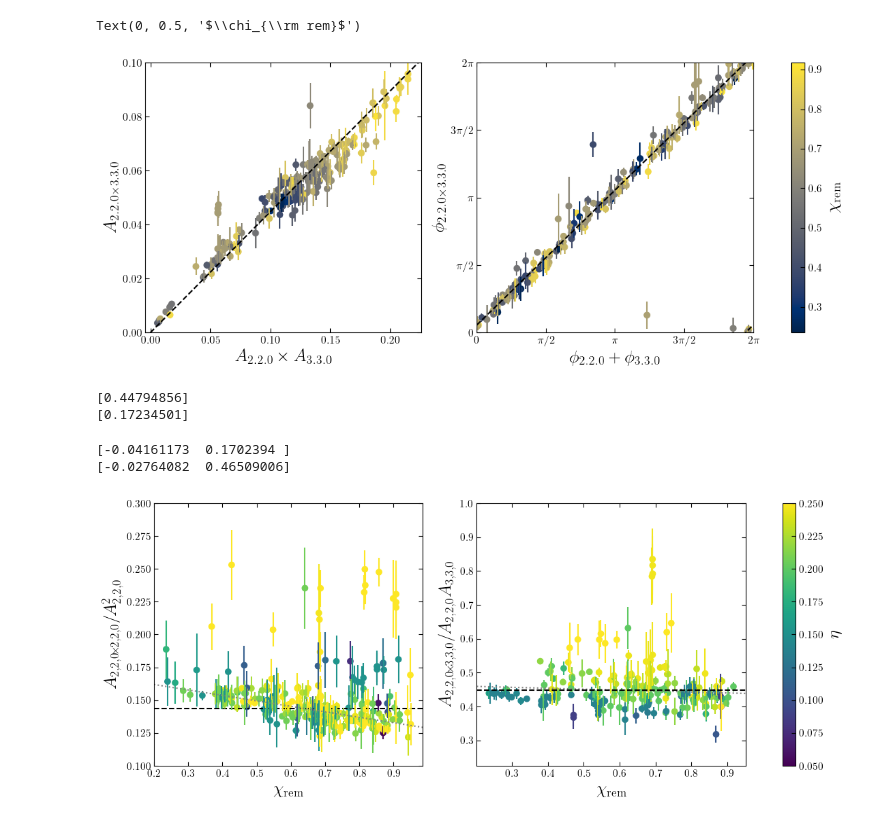
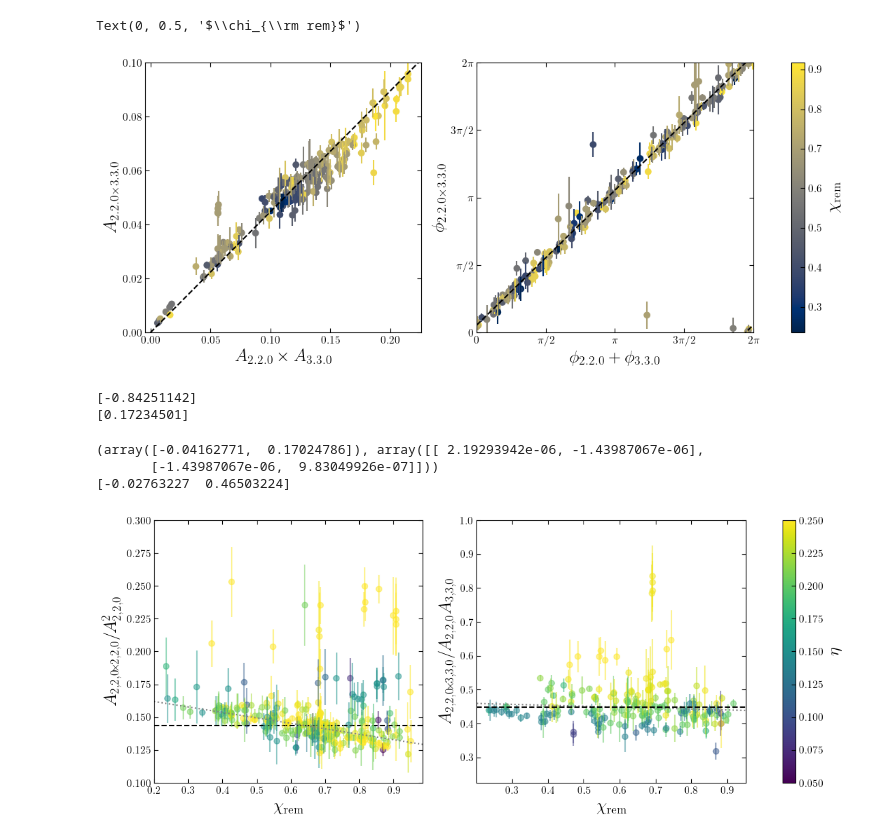
Before and after one commit to mhycheung/jaxqualin, a Jupyter notebook: notebooks/plotting/quad_fig.ipynb, the cells around one changed output. Drawn from its saved outputs; the diff is of its cells as text; code cells hidden in the pictures.

```diff
--- a/notebooks/plotting/quad_fig.ipynb
+++ b/notebooks/plotting/quad_fig.ipynb
@@ -67,7 +63,7 @@ beta_amp = plot_mode_vs_mode_amplitude(df, quad_l, quad_m, pro_quad_mode, retro_
                             lin_l, lin_m, pro_lin_mode, retro_lin_mode,
                             fit_type = "quadratic",
                             fig = fig, ax = axs[0], colorbar = False, fit = True,
-                            skip_num = [156])
+                            skip_num = [156, 1432], alpha = 0.5)
 xsfit = np.linspace(*axs[0].get_xlim(), num = 100)
 # ysfit = linfunc2([-0.829738], np.log10(xsfit))
 # axs[0].loglog(xsfit, 10**ysfit, c = "k", ls = "--")
@@ -84,7 +80,7 @@ sc, beta_phase = plot_mode_vs_mode_phase(df, quad_l, quad_m, pro_quad_mode, retr
                              fit_type = "quadratic",
                              fig = fig, ax = axs[1], colorbar = False, return_sc = True,
                              fit = True,
-                             skip_num = [156])
+                             skip_num = [156, 1432], alpha = 0.5)
 # xsfit = np.linspace(0, 2*np.pi, num = 100)
 # ysfit = xsfit + 0.105
 # axs[1].plot(xsfit, ysfit, ls = "--", c = 'k')
@@ -150,7 +146,7 @@ fig, axs = plt.subplots(1, 2, figsize = (14, 5))
 beta_amp_2 = plot_mode_vs_lin_mode_ampltiude(df, quad_l, quad_m, pro_quad_mode, retro_quad_mode,
                                lin_l_1, lin_m_1, pro_lin_mode_1, retro_lin_mode_1,
                                lin_l_2, lin_m_2, pro_lin_mode_2, retro_lin_mode_2,
-                               ax = axs[0], colorbar = False, fit = True)
+                               ax = axs[0], colorbar = False, fit = True, skip_num = [184])
 sc, beta_phase = plot_mode_vs_lin_mode_phase(df, quad_l, quad_m, pro_quad_mode, retro_quad_mode,
                                lin_l_1, lin_m_1, pro_lin_mode_1, retro_lin_mode_1,
                                lin_l_2, lin_m_2, pro_lin_mode_2, retro_lin_mode_2,
@@ -162,15 +158,16 @@ cb.ax.set_ylabel(r"$\chi_{\rm rem}$")
 # plt.savefig(f"../../plots/{runname}_{pro_lin_mode_1}_{pro_lin_mode_2}_{pro_quad_mode}.pdf", bbox_inches = "tight")
 # %% [output]
 Text(0, 0.5, '$\\chi_{\\rm rem}$')
-[figure, old version]
+[figure, new version]
 # %%
 print(beta_amp)
 print(beta_phase)
 # %% [output]
-[0.44794856]
+[-0.84251142]
 [0.17234501]
 # %%
 fig, axs = plt.subplots(1, 2, figsize = (14, 5))
+alpha = 0.5
 
 ax = axs[0]
 
@@ -186,8 +183,8 @@ ax.axhline(10**beta_amp[0], ls = "--", c = "k")
 out = plot_mode_vs_mode_amplitude_quad_ratio(df, quad_l, quad_m, pro_quad_mode, retro_quad_mode,
                             lin_l, lin_m, pro_lin_mode, retro_lin_mode,
                             fit_type = "quadratic", fit = True,
-                            fig = fig, ax = ax, colorbar = False, skip_num = [156],
-                            norm = normalizer2)
+                            fig = fig, ax = ax, colorbar = False, skip_num = [156, 1432],
+                            norm = normalizer2, alpha = alpha)
 ax.set_xlabel(r'$\chi_{\rm rem}$')
 ax.set_ylabel(r'$A_{2{,}2{,}0 \! \times \! 2{,}2{,}0} / A_{2{,}2{,}0}^2$')
 
@@ -197,38 +194,39 @@ quad_l, quad_m = 5, 5
 lin_l_1, lin_m_1 = 2, 2
 lin_l_2, lin_m_2 = 3, 3
 pro_quad_mode = "2.2.0x3.3.0"
 pro_lin_mode_1 = "2.2.0"
 pro_lin_mode_2 = "3.3.0"
 retro_quad_mode = qnm_string_m_reverse(pro_quad_mode)
 retro_lin_mode_1 = qnm_string_m_reverse(pro_lin_mode)
 retro_lin_mode_2 = qnm_string_m_reverse(pro_lin_mode_2)
 
 ax = axs[1]
 
 out = plot_mode_vs_lin_mode_ratio(df, quad_l, quad_m, pro_quad_mode, retro_quad_mode,
                                lin_l_1, lin_m_1, pro_lin_mode_1, retro_lin_mode_1,
                                lin_l_2, lin_m_2, pro_lin_mode_2, retro_lin_mode_2,
                                fig = fig, ax = ax, colorbar = False, fit = True,
-                               norm = normalizer2)
+                               norm = normalizer2, alpha = alpha, skip_num = [184])
 ax.set_ylim(None, 1)
 ax.axhline(beta_amp_2[0], ls = "--", c = "k")
 ax.set_xlabel(r'$\chi_{\rm rem}$')
 ax.set_ylabel(r'$A_{2{,}2{,}0 \! \times \! 3{,}3{,}0} / A_{2{,}2{,}0} A_{3{,}3{,}0}$')
 
 print(out[0])
 
 im=cm.ScalarMappable(norm=normalizer2, cmap='viridis')
 
 cb = fig.colorbar(im, ax = axs)
 cb.ax.set_ylabel(r"$\eta$")
 
 
 
-plt.savefig(f"../../plots/quad_ratio_eta_color.pdf", bbox_inches = "tight")
+plt.savefig(f"../../plots/quad_ratio_eta_color_alpha_{alpha}.pdf", bbox_inches = "tight")
 # %% [output]
-[-0.04161173  0.1702394 ]
-[-0.02764082  0.46509006]
+(array([-0.04162771,  0.17024786]), array([[ 2.19293942e-06, -1.43987067e-06],
+       [-1.43987067e-06,  9.83049926e-07]]))
+[-0.02763227  0.46503224]
-[figure, old version]
+[figure, new version]
 # %%
 quad_l, quad_m = 4, 4
 lin_l, lin_m = 2, 2
```
Also changed, not shown: parts of 9 cells of this notebook, 47 other files.
